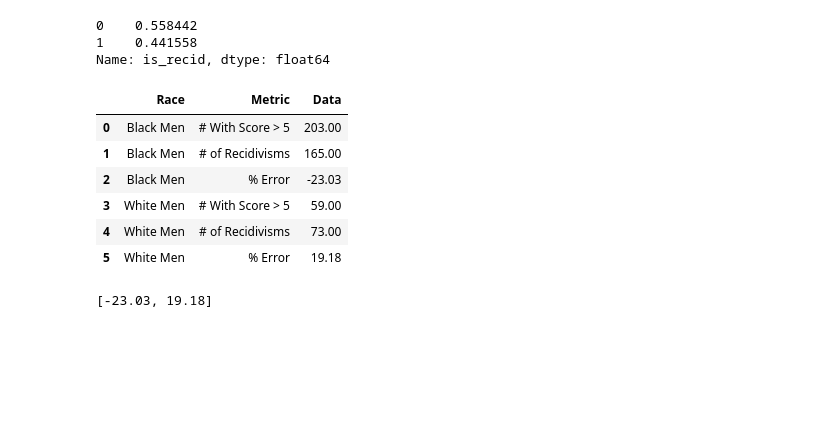
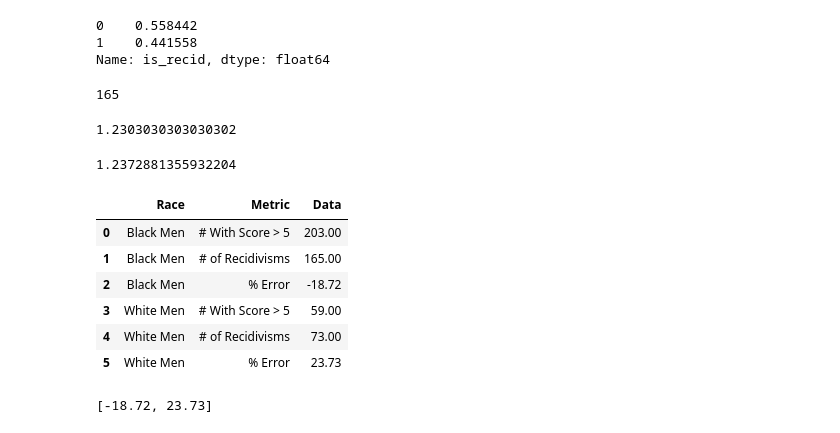
Before and after one commit to CyrusRR/iXDSCourseProject1, a Jupyter notebook: compas-analysis-master/CompasCocaine.ipynb, the cells around one changed output. Drawn from its saved outputs; the diff is of its cells as text; code cells hidden in the pictures; blank space fills up the shorter version.

```diff
--- a/compas-analysis-master/CompasCocaine.ipynb
+++ b/compas-analysis-master/CompasCocaine.ipynb
@@ -366,53 +366,59 @@ DrugPossessionLikely.is_recid.value_counts(True)
 0    0.558442
 1    0.441558
 Name: is_recid, dtype: float64
+# %%
+compasblackpredict = CompCocaine[(CompCocaine.Race == "African-American")&(CompCocaine.Sex == "Male")]
+
+compasblackpredict = compasblackpredict[["is_recid", "decile_score"]]
+
+compasblackpredict = compasblackpredict[(compasblackpredict.is_recid != -1)& (compasblackpredict.decile_score != -1)]
+compasblackpredict
+
+Bllikely = (compasblackpredict[compasblackpredict.decile_score > 5]).decile_score.count()
+Bllikely
+
+recid = compasblackpredict.is_recid.sum()
+recid
+# %% [output]
+165
+# %%
+Bllikely/recid
+# %% [output]
+1.2303030303030302
+# %%
+compaswhitepredict = CompCocaine[(CompCocaine.Race == "Caucasian") &(CompCocaine.Sex == "Male")]
+
+compaswhitepredict = compaswhitepredict[["is_recid","decile_score"]]
+
+compaswhitepredict = compaswhitepredict[(compaswhitepredict.is_recid != -1)]
+compaswhitepredict.head()
+
+Whlikely = (compaswhitepredict[compaswhitepredict.decile_score > 5]).decile_score.count()
+Whlikely
+
+Whrecid = compaswhitepredict.is_recid.sum()
+Whrecid
+
+Whrecid/Whlikely
+# %% [output]
+1.2372881355932204
 # %%
-compasblackpredict = CompCocaine[(CompCocaine.Race == "African-American")&(CompCocaine.Sex == "Male")]
-
-compasblackpredict = compasblackpredict[["is_recid", "decile_score"]]
-
-compasblackpredict = compasblackpredict[(compasblackpredict.is_recid != -1)& (compasblackpredict.decile_score != -1)]
-compasblackpredict
-
-Bllikely = (compasblackpredict[compasblackpredict.decile_score > 5]).decile_score.count()
-Bllikely
-
-recid = compasblackpredict.is_recid.sum()
-recid
-
-Bllikely/recid
-
-compaswhitepredict = CompCocaine[(CompCocaine.Race == "Caucasian") &(CompCocaine.Sex == "Male")]
-
-compaswhitepredict = compaswhitepredict[["is_recid","decile_score"]]
-
-compaswhitepredict = compaswhitepredict[(compaswhitepredict.is_recid != -1)]
-compaswhitepredict.head()
-
-Whlikely = (compaswhitepredict[compaswhitepredict.decile_score > 5]).decile_score.count()
-Whlikely
-
-Whrecid = compaswhitepredict.is_recid.sum()
-Whrecid
-
-Whlikely/Whrecid
-
 #Creaing dataframe to easily graph
 Baggresults = pd.DataFrame({"Race": ["Black Men", "White Men", "Black Men", "White Men", "Black Men", "White Men"],
-                   'Data': [recid, Whrecid, Bllikely, round(Whlikely,0), round((1- (Bllikely/recid))*100,2),round((1- (Whlikely/Whrecid))*100,2)],
+                   'Data': [recid, Whrecid, Bllikely, round(Whlikely,0), round(((recid/Bllikely)-1)*100,2),round(((Whrecid/Whlikely)-1)*100,2)],
                    "Metric": ["# of Recidivisms","# of Recidivisms","# With Score > 5","# With Score > 5", "% Error", "% Error"] })
 Baggresults =Baggresults.groupby(["Race", "Metric"]).mean()
 Baggresults = Baggresults.reset_index()
 Baggresults
 # %% [output]
 |  | Race | Metric | Data |
 | 0 | Black Men | # With Score > 5 | 203.00 |
 | 1 | Black Men | # of Recidivisms | 165.00 |
-| 2 | Black Men | % Error | -23.03 |
+| 2 | Black Men | % Error | -18.72 |
 | 3 | White Men | # With Score > 5 | 59.00 |
 | 4 | White Men | # of Recidivisms | 73.00 |
-| 5 | White Men | % Error | 19.18 |
+| 5 | White Men | % Error | 23.73 |
 # %%
 list([Baggresults.Data.iloc[2], Baggresults.Data.iloc[5]])
 # %% [output]
-[-23.03, 19.18]
+[-18.72, 23.73]
```
Also changed, not shown: parts of 1 cell of this notebook, 3 other files.
